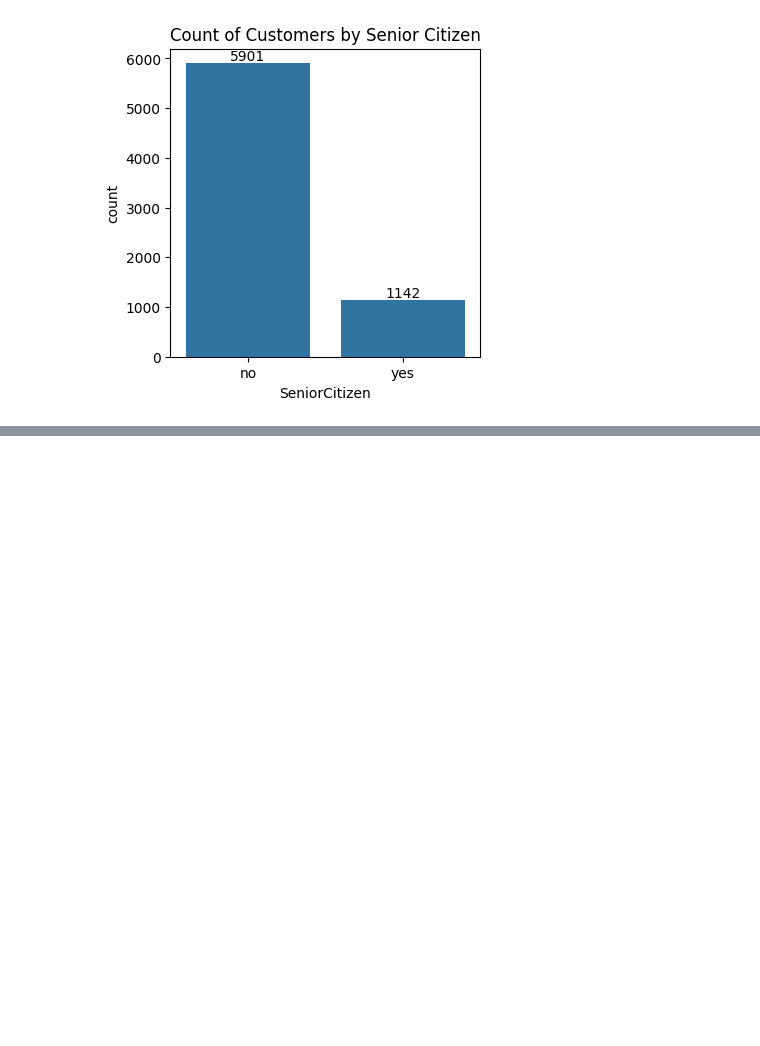
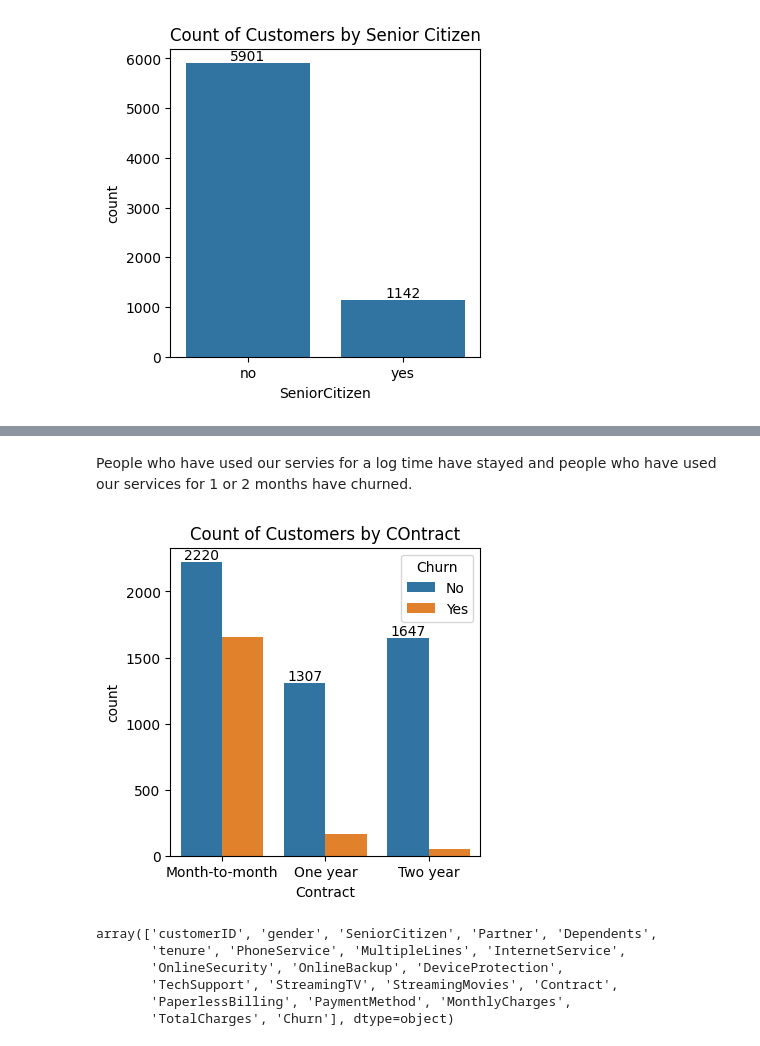
Before and after one commit to Rohit-03-19/DATA-SCIENCE, a Jupyter notebook: project/firstproject.ipynb, the cells around one changed output, grey strips where cells are left out. Cells and saved outputs as stored; diff of their text form; code cells hidden in the pictures; blank space fills up the shorter version.

```diff
--- a/project/firstproject.ipynb
+++ b/project/firstproject.ipynb
@@ -140,0 +149,10 @@ plt.show()
+# %% [markdown]
+People who have used our servies for a log time have stayed and people who have used our services for 1 or 2 months have churned.
+# %%
+plt.figure(figsize = (4,4))
+ax = sns.countplot(x = "Contract", data = df, hue = "Churn")
+ax.bar_label(ax.containers[0])
+plt.title("Count of Customers by COntract")
+plt.show()
+# %% [output]
+[figure, added]
@@ -140,0 +161,9 @@ plt.show()
+# %%
+df.columns.values
+# %% [output]
+array(['customerID', 'gender', 'SeniorCitizen', 'Partner', 'Dependents',
+       'tenure', 'PhoneService', 'MultipleLines', 'InternetService',
+       'OnlineSecurity', 'OnlineBackup', 'DeviceProtection',
+       'TechSupport', 'StreamingTV', 'StreamingMovies', 'Contract',
+       'PaperlessBilling', 'PaymentMethod', 'MonthlyCharges',
+       'TotalCharges', 'Churn'], dtype=object)
```
Also changed, not shown: parts of 8 cells of this notebook.
